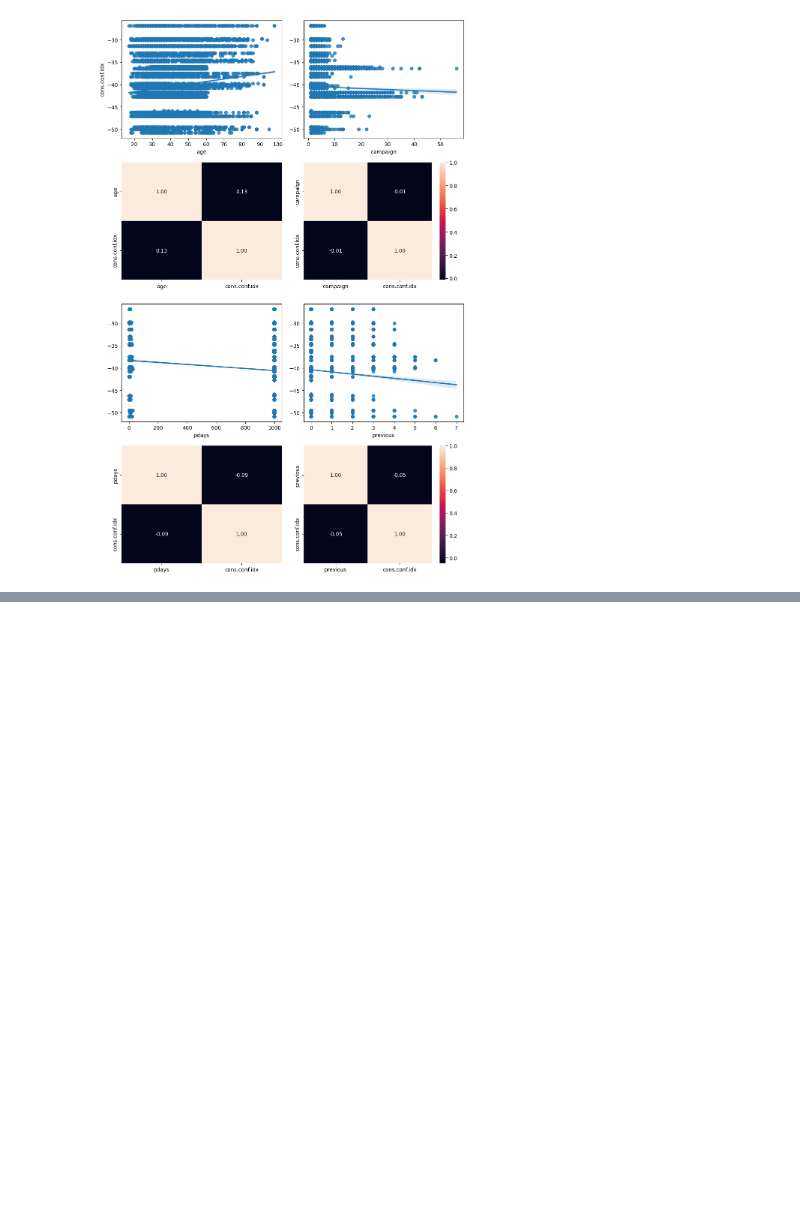
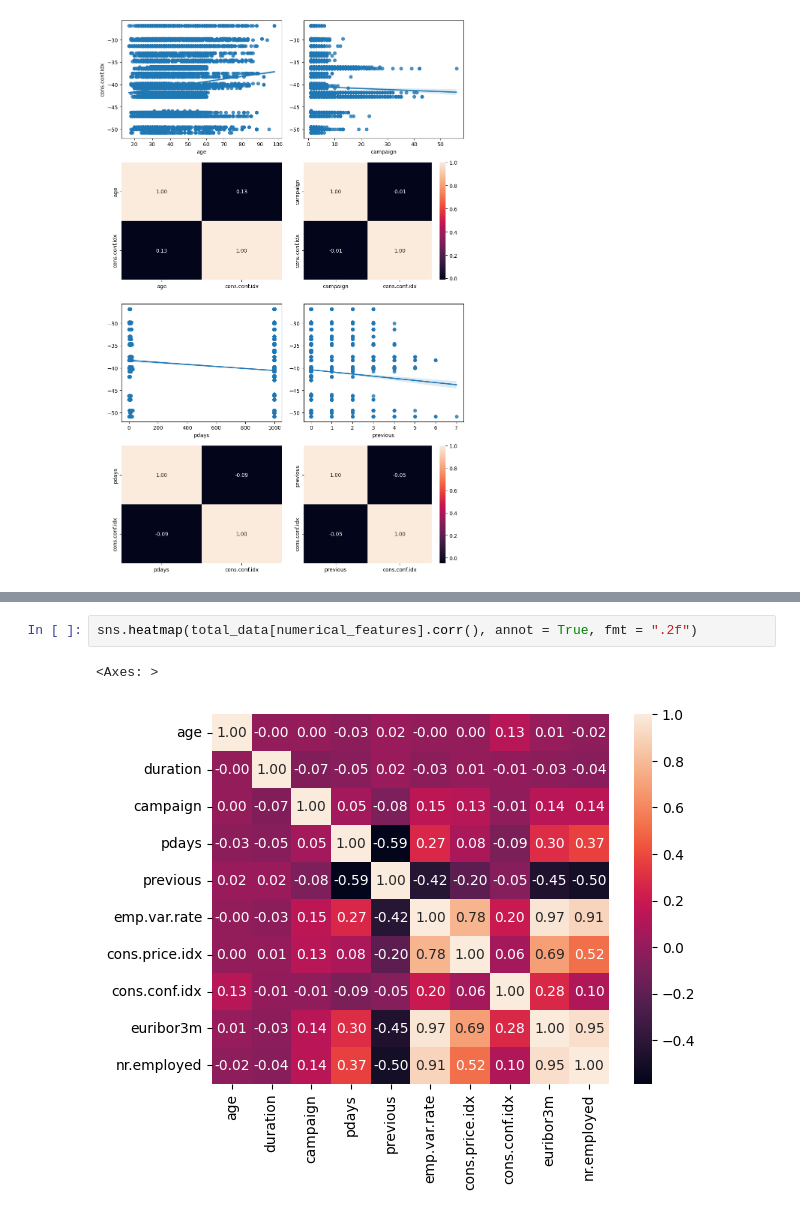
Before and after one commit to 4GeeksAcademy/nicholasdetriologisticregressionproject, a Jupyter notebook: src/explore.ipynb, the cells around one changed output, grey strips where cells are left out. Cells and saved outputs as stored; diff of their text form; blank space fills up the shorter version.

```diff
--- a/src/explore.ipynb
+++ b/src/explore.ipynb
@@ -605,0 +613,5 @@ plt.show()
+# %%
+sns.heatmap(total_data[numerical_features].corr(), annot = True, fmt = ".2f")
+# %% [output]
+<Axes: >
+[figure, added]
```
Also changed, not shown: parts of 7 cells of this notebook.
